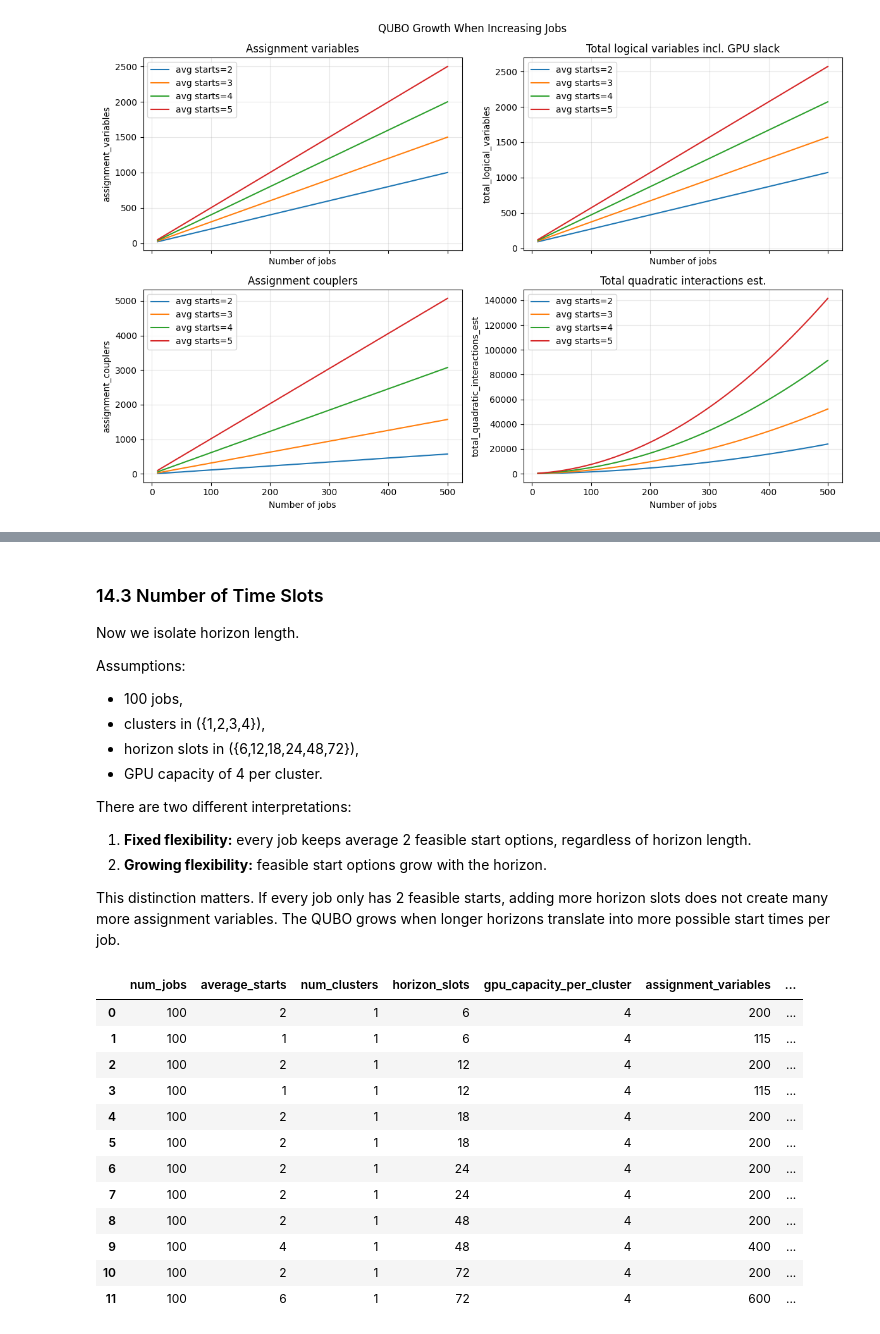
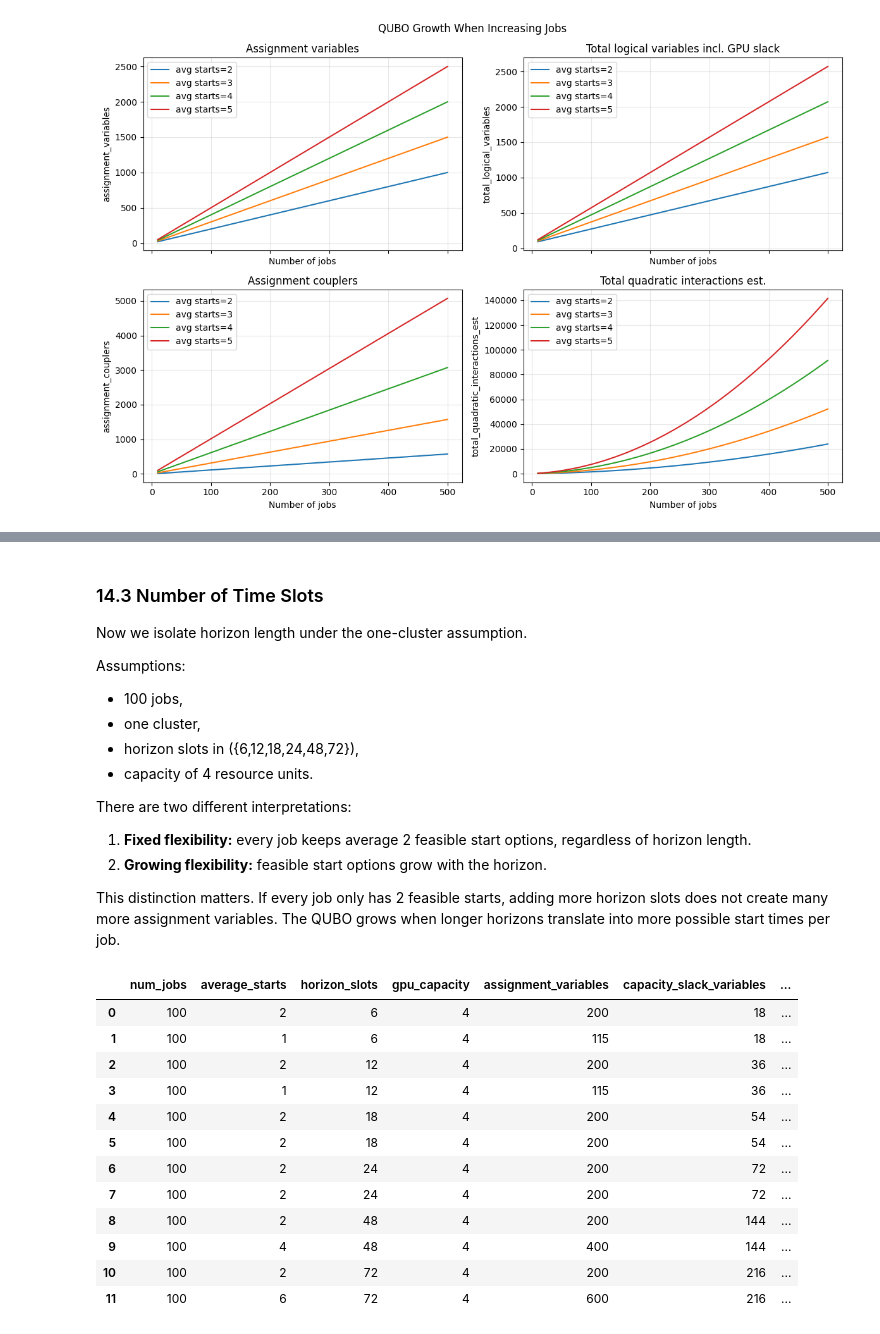
Before and after one commit to jparrado23/data_center_scheduling, a Jupyter notebook: notebooks/13_qubo_step_by_step_formulation.ipynb, the cells around one changed output, grey strips where cells are left out. Drawn from its saved outputs; the diff is of its cells as text; code cells hidden in the pictures.

```diff
--- a/notebooks/13_qubo_step_by_step_formulation.ipynb
+++ b/notebooks/13_qubo_step_by_step_formulation.ipynb
@@ -1867,14 +1834,14 @@ plt.show()
 # %% [markdown]
 ### 14.3 Number of Time Slots
 
-Now we isolate horizon length.
+Now we isolate horizon length under the one-cluster assumption.
 
 Assumptions:
 
 - 100 jobs,
-- clusters in \(\{1,2,3,4\}\),
+- one cluster,
 - horizon slots in \(\{6,12,18,24,48,72\}\),
-- GPU capacity of 4 per cluster.
+- capacity of 4 resource units.
 
 There are two different interpretations:
 
@@ -1884,50 +1851,46 @@ There are two different interpretations:
 This distinction matters. If every job only has 2 feasible starts, adding more horizon slots does not create many more assignment variables. The QUBO grows when longer horizons translate into more possible start times per job.
 # %%
 time_slot_grid = [6, 12, 18, 24, 48, 72]
-cluster_count_grid = [1, 2, 3, 4]
 fixed_jobs_for_time_scaling = 100
 fixed_average_starts_for_time_scaling = 2
 
 rows = []
-for num_clusters in cluster_count_grid:
-    for horizon_slots in time_slot_grid:
-        fixed_window = estimate_qubo_size(
-            num_jobs=fixed_jobs_for_time_scaling,
-            average_starts=fixed_average_starts_for_time_scaling,
-            num_clusters=num_clusters,
-            horizon_slots=horizon_slots,
-            gpu_capacity_per_cluster=4,
-        )
-        fixed_window["window_policy"] = "fixed_avg_2"
-        fixed_window["effective_average_starts"] = fixed_average_starts_for_time_scaling
-        rows.append(fixed_window)
+for horizon_slots in time_slot_grid:
+    fixed_window = estimate_qubo_size(
+        num_jobs=fixed_jobs_for_time_scaling,
+        average_starts=fixed_average_starts_for_time_scaling,
+        horizon_slots=horizon_slots,
+        gpu_capacity=4,
+    )
+    fixed_window["window_policy"] = "fixed_avg_2"
+    fixed_window["effective_average_starts"] = fixed_average_starts_for_time_scaling
+    rows.append(fixed_window)
 
-        proportional_average_starts = max(1, round(horizon_slots * fixed_average_starts_for_time_scaling / 24))
-        proportional_window = estimate_qubo_size(
-            num_jobs=fixed_jobs_for_time_scaling,
-            average_starts=proportional_average_starts,
-            num_clusters=num_clusters,
-            horizon_slots=horizon_slots,
-            gpu_capacity_per_cluster=4,
-        )
-        proportional_window["window_policy"] = "proportional_to_horizon"
-        proportional_window["effective_average_starts"] = proportional_average_starts
-        rows.append(proportional_window)
+    proportional_average_starts = max(1, round(horizon_slots * fixed_average_starts_for_time_scaling / 24))
+    proportional_window = estimate_qubo_size(
+        num_jobs=fixed_jobs_for_time_scaling,
+        average_starts=proportional_average_starts,
+        horizon_slots=horizon_slots,
+        gpu_capacity=4,
+    )
+    proportional_window["window_policy"] = "proportional_to_horizon"
+    proportional_window["effective_average_starts"] = proportional_average_starts
+    rows.append(proportional_window)
 
 time_scaling_df = pd.DataFrame(rows)
 time_scaling_df.head(12)
 # %% [output]
-|  | num_jobs | average_starts | num_clusters | horizon_slots | gpu_capacity_per_cluster | assignment_variables | ... |
-| 0 | 100 | 2 | 1 | 6 | 4 | 200 | ... |
-| 1 | 100 | 1 | 1 | 6 | 4 | 115 | ... |
-| 2 | 100 | 2 | 1 | 12 | 4 | 200 | ... |
-| 3 | 100 | 1 | 1 | 12 | 4 | 115 | ... |
-| 4 | 100 | 2 | 1 | 18 | 4 | 200 | ... |
-| 5 | 100 | 2 | 1 | 18 | 4 | 200 | ... |
-| 6 | 100 | 2 | 1 | 24 | 4 | 200 | ... |
-| 7 | 100 | 2 | 1 | 24 | 4 | 200 | ... |
-| 8 | 100 | 2 | 1 | 48 | 4 | 200 | ... |
-| 9 | 100 | 4 | 1 | 48 | 4 | 400 | ... |
-| 10 | 100 | 2 | 1 | 72 | 4 | 200 | ... |
-| 11 | 100 | 6 | 1 | 72 | 4 | 600 | ... |
+|  | num_jobs | average_starts | horizon_slots | gpu_capacity | assignment_variables | capacity_slack_variables | ... |
+| 0 | 100 | 2 | 6 | 4 | 200 | 18 | ... |
+| 1 | 100 | 1 | 6 | 4 | 115 | 18 | ... |
+| 2 | 100 | 2 | 12 | 4 | 200 | 36 | ... |
+| 3 | 100 | 1 | 12 | 4 | 115 | 36 | ... |
+| 4 | 100 | 2 | 18 | 4 | 200 | 54 | ... |
+| 5 | 100 | 2 | 18 | 4 | 200 | 54 | ... |
+| 6 | 100 | 2 | 24 | 4 | 200 | 72 | ... |
+| 7 | 100 | 2 | 24 | 4 | 200 | 72 | ... |
+| 8 | 100 | 2 | 48 | 4 | 200 | 144 | ... |
+| 9 | 100 | 4 | 48 | 4 | 400 | 144 | ... |
+| 10 | 100 | 2 | 72 | 4 | 200 | 216 | ... |
+| 11 | 100 | 6 | 72 | 4 | 600 | 216 | ... |
 # %%
```
Also changed, not shown: parts of 32 cells of this notebook, 52 other files.
